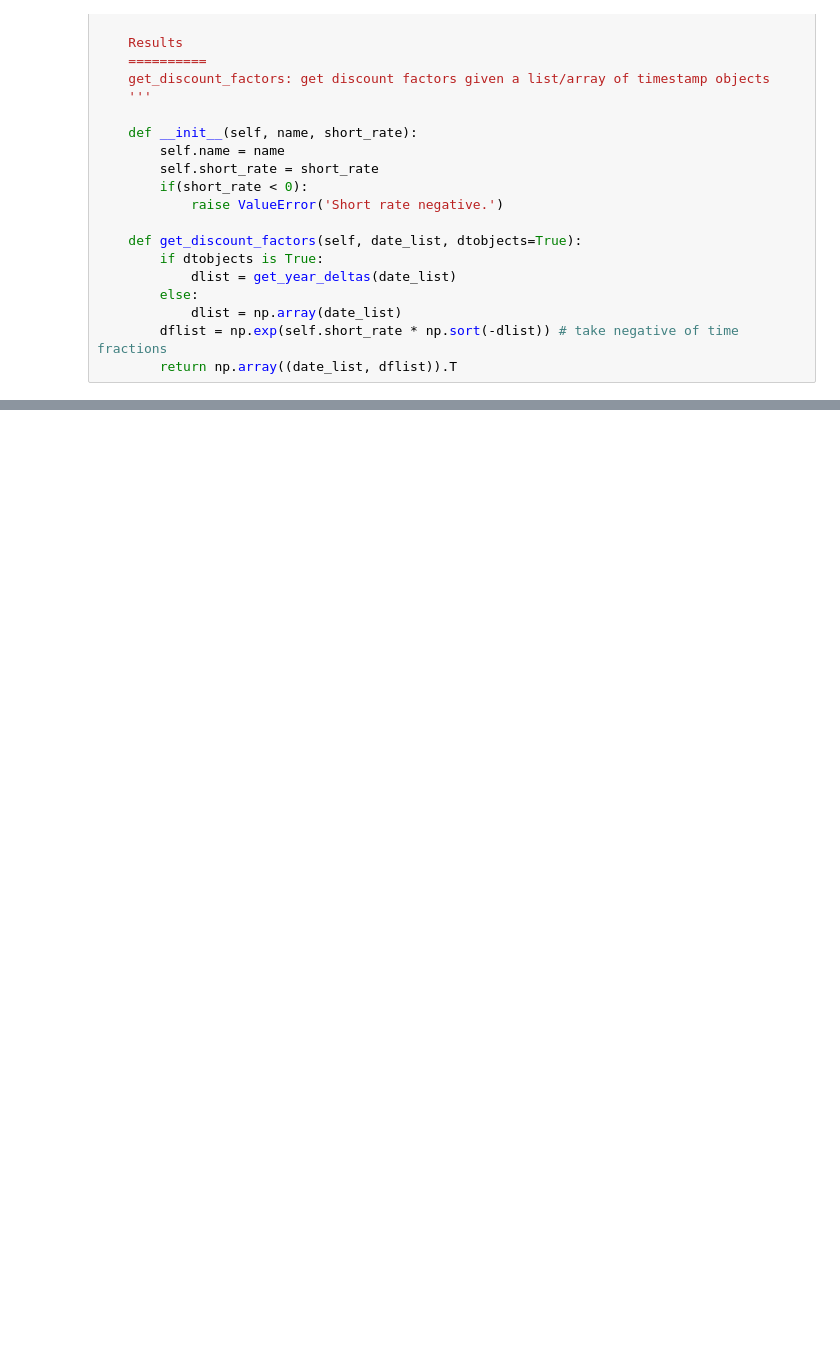
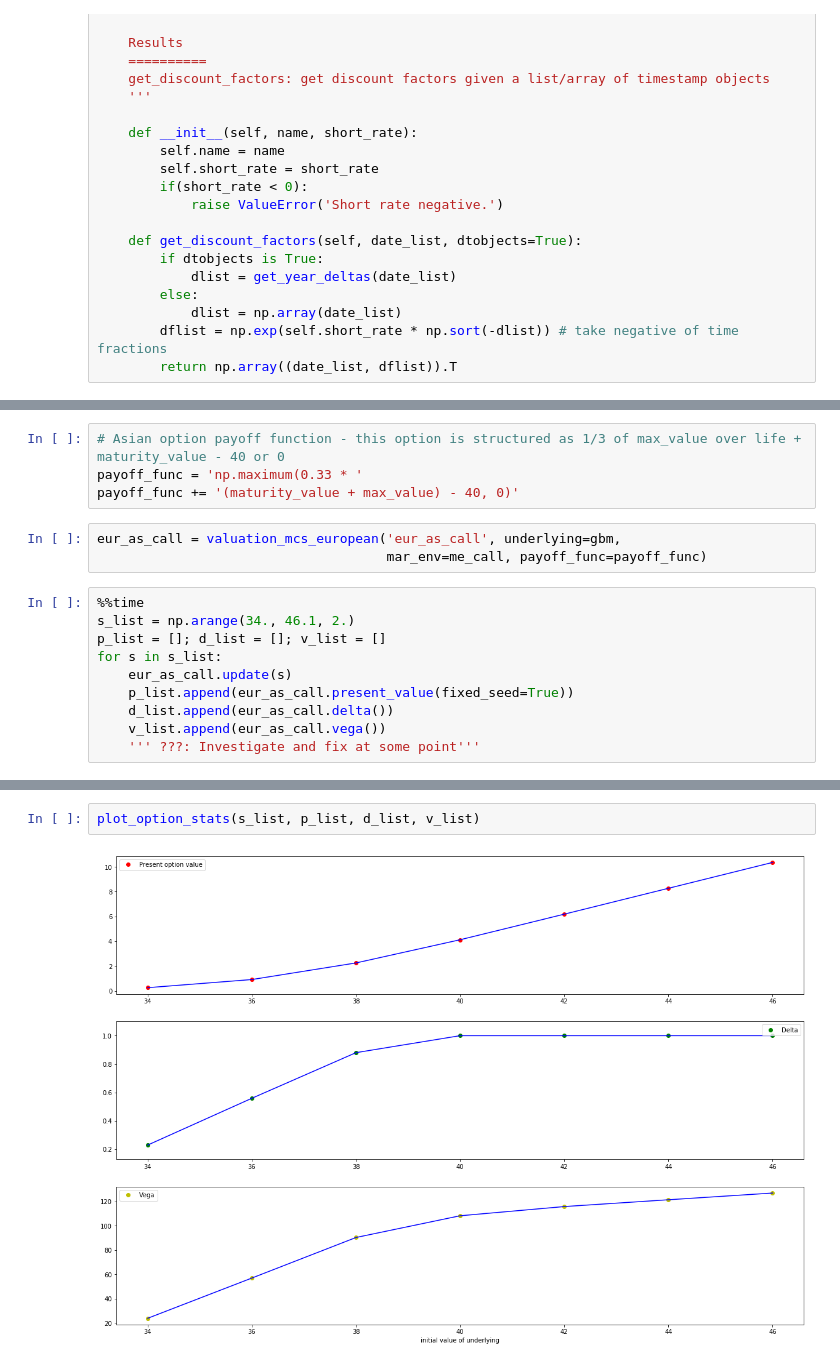
Before and after one commit to thomasmurphycodes/PythonForFinance, a Jupyter notebook: notebooks/Python for Finance Chapter 19 - Derivatives Valuation.ipynb, the cells around one changed output, grey strips where cells are left out. Drawn from its saved outputs; the diff is of its cells as text; blank space fills up the shorter version.

```diff
--- a/notebooks/Python for Finance Chapter 19 - Derivatives Valuation.ipynb
+++ b/notebooks/Python for Finance Chapter 19 - Derivatives Valuation.ipynb
@@ -307,0 +536,17 @@ NameError: name 'simulation_class' is not defined
+# %%
+# Asian option payoff function - this option is structured as 1/3 of max_value over life + maturity_value - 40 or 0
+payoff_func = 'np.maximum(0.33 * '
+payoff_func += '(maturity_value + max_value) - 40, 0)'
+# %%
+eur_as_call = valuation_mcs_european('eur_as_call', underlying=gbm,
+                                     mar_env=me_call, payoff_func=payoff_func)
+# %%
+%%time
+s_list = np.arange(34., 46.1, 2.)
+p_list = []; d_list = []; v_list = []
+for s in s_list:
+    eur_as_call.update(s)
+    p_list.append(eur_as_call.present_value(fixed_seed=True))
+    d_list.append(eur_as_call.delta())
+    v_list.append(eur_as_call.vega())
+    ''' ???: Investigate and fix at some point'''
@@ -307,0 +556,4 @@ NameError: name 'simulation_class' is not defined
+# %%
+plot_option_stats(s_list, p_list, d_list, v_list)
+# %% [output]
+[figure, added]
```
Also changed, not shown: parts of 25 cells of this notebook.
